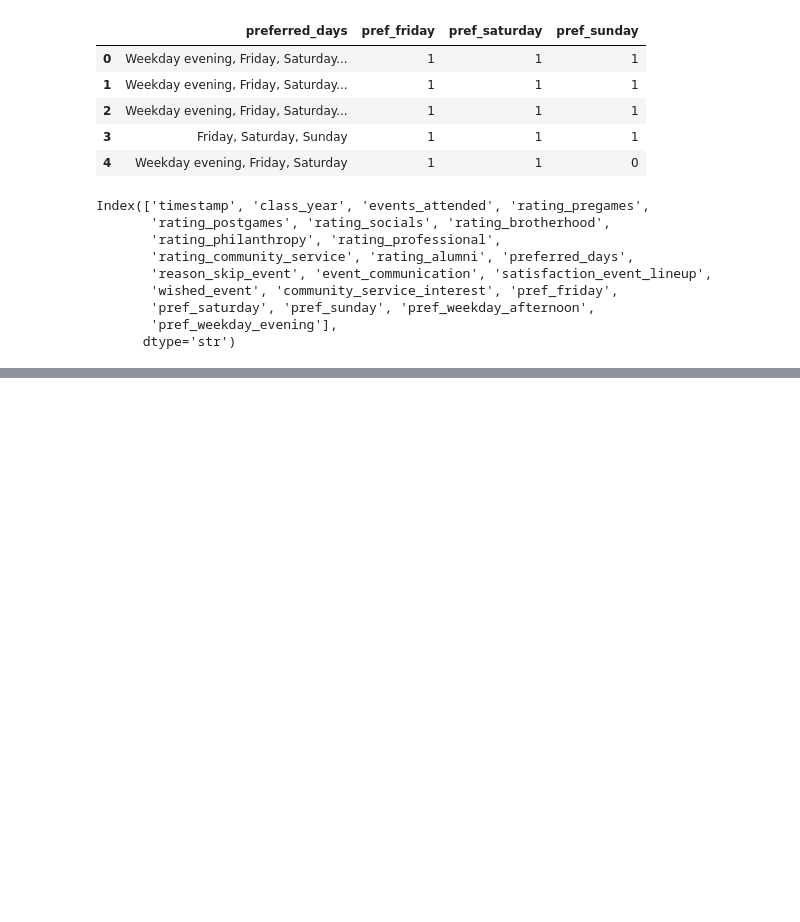
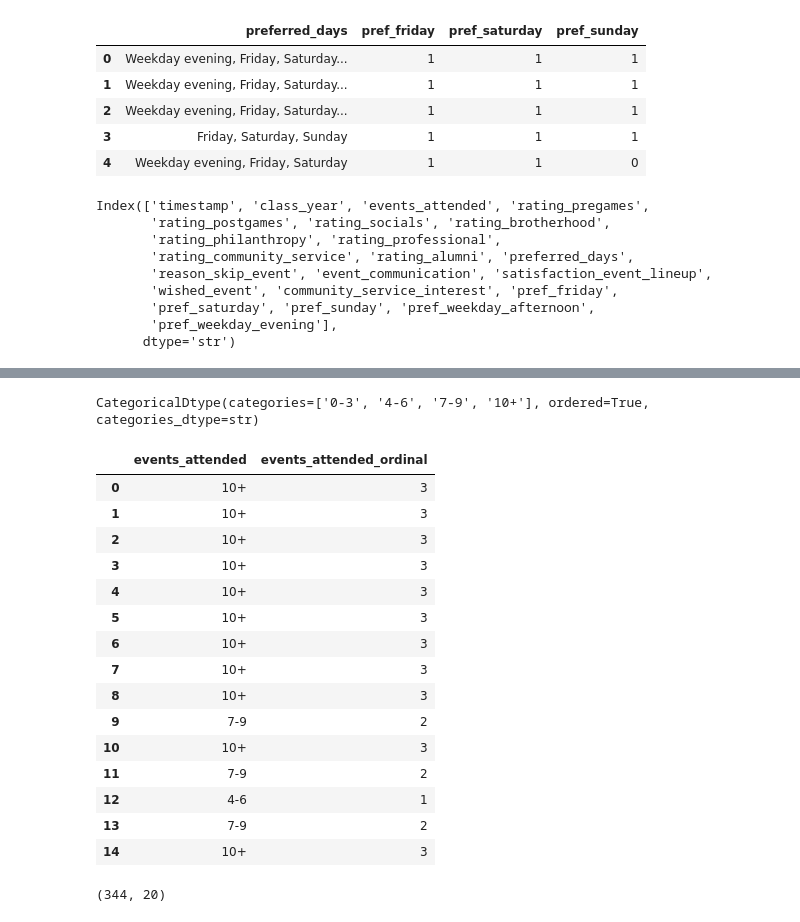
Before and after one commit to KevinWehrle/fiji-event-engagement-analytics, a Jupyter notebook: notebooks/eda.ipynb, the cells around one changed output, grey strips where cells are left out. Drawn from its saved outputs; the diff is of its cells as text; code cells hidden in the pictures; blank space fills up the shorter version.

Commit message:
Encode class_year (one-hot) and events_attended (ordinal), reshape ratings to long format via melt

```diff
--- a/notebooks/eda.ipynb
+++ b/notebooks/eda.ipynb
@@ -182,3 +182,7 @@ Index(['timestamp', 'class_year', 'events_attended', 'rating_pregames',
        'pref_saturday', 'pref_sunday', 'pref_weekday_afternoon',
        'pref_weekday_evening'],
       dtype='str')
+# %%
+# One-hot encoding class_year
+class_dummies = pd.get_dummies(df['class_year'], prefix='class')   # haven't picked a model yet, so no drop_first for now
+class_dummies.head()
@@ -184,0 +196,5 @@ Index(['timestamp', 'class_year', 'events_attended', 'rating_pregames',
+# %%
+# merge into df
+df = pd.concat([df, class_dummies], axis=1)
+
+print(df.columns[df.columns.duplicated()])    # quick check; returns empty Index([]) if clean
@@ -184,0 +216,50 @@ Index(['timestamp', 'class_year', 'events_attended', 'rating_pregames',
+# %%
+# events_attendeed ordinal encoding
+bucket_order = ['0-3', '4-6', '7-9', '10+']
+
+df['events_attended'] = pd.Categorical(
+    df['events_attended'],
+    categories=bucket_order,
+    ordered=True
+)
+
+df['events_attended'].dtype
+# %% [output]
+CategoricalDtype(categories=['0-3', '4-6', '7-9', '10+'], ordered=True, categories_dtype=str)
+# %%
+# make events_attended numeric for modeling
+df['events_attended_ordinal'] = df['events_attended'].cat.codes    # convert each category to its rank position as an int
+df[['events_attended', 'events_attended_ordinal']].head(15)
+# %% [output]
+|  | events_attended | events_attended_ordinal |
+| 0 | 10+ | 3 |
+| 1 | 10+ | 3 |
+| 2 | 10+ | 3 |
+| 3 | 10+ | 3 |
+| 4 | 10+ | 3 |
+| 5 | 10+ | 3 |
+| 6 | 10+ | 3 |
+| 7 | 10+ | 3 |
+| 8 | 10+ | 3 |
+| 9 | 7-9 | 2 |
+| 10 | 10+ | 3 |
+| 11 | 7-9 | 2 |
+| 12 | 4-6 | 1 |
+| 13 | 7-9 | 2 |
+| 14 | 10+ | 3 |
+# %%
+# reshaping using pd.melt to get 8 separate rows for each individual rating all 8 event types
+rating_cols = ['rating_pregames', 'rating_postgames', 'rating_socials',
+               'rating_brotherhood', 'rating_philanthropy', 'rating_professional',
+               'rating_community_service', 'rating_alumni']
+
+df_long = df.melt(
+    id_vars = [col for col in df.columns if col not in rating_cols],
+    value_vars = rating_cols,
+    var_name = 'event_type',   # name of new column holding the type of event
+    value_name = 'rating'      # name of the new column holding the rating value
+)
+
+df_long.shape
+# %% [output]
+(344, 20)
```
Also changed, not shown: parts of 6 cells of this notebook.
